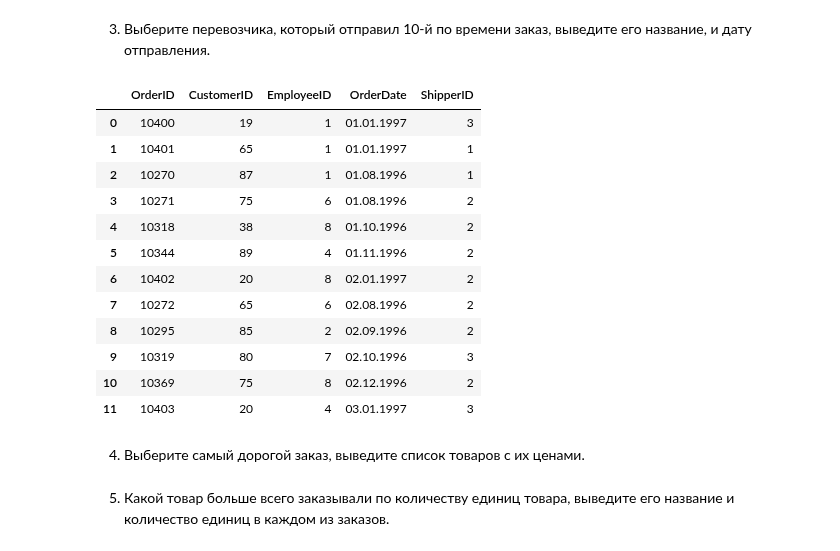
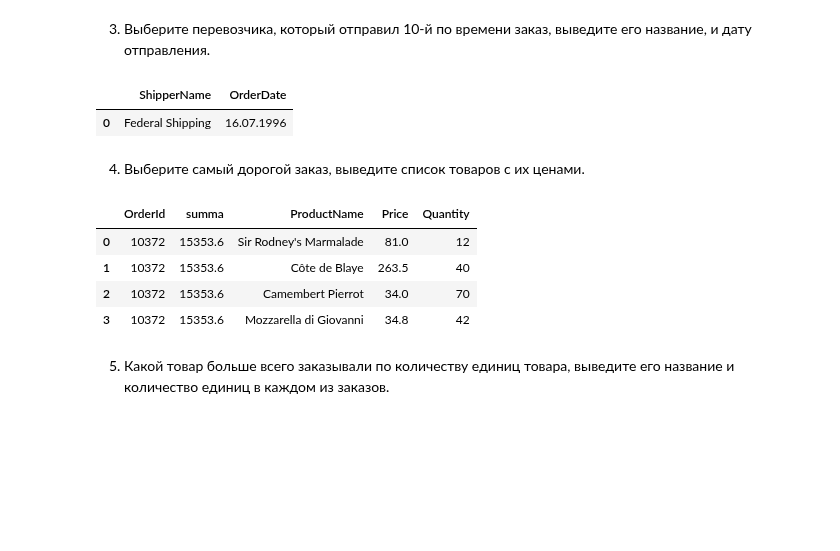
Before and after one commit to NtimTim/DS_School_Home_Work, a Jupyter notebook: sql_1_HW_NataliaTimoshuk.ipynb, the cells around one changed output. Saved outputs shown, nothing was run; the diff lists cells and outputs as text; code cells hidden in the pictures; blank space fills up the shorter version.

```diff
--- a/sql_1_HW_NataliaTimoshuk.ipynb
+++ b/sql_1_HW_NataliaTimoshuk.ipynb
@@ -101,28 +105,24 @@ pd.read_sql(
 | 2 | France | 11 |
 # %% [markdown]
 3. Выберите перевозчика, который отправил 10-й по времени заказ, выведите его название, и дату отправления.
-# %%
-pd.read_sql(
-    '''
-    SELECT * FROM Orders -- Shippers
-    order by OrderDate
-    LIMIT 12
-    ''',
-    con,
-)
-# %% [output]
-|  | OrderID | CustomerID | EmployeeID | OrderDate | ShipperID |
-| 0 | 10400 | 19 | 1 | 01.01.1997 | 3 |
-| 1 | 10401 | 65 | 1 | 01.01.1997 | 1 |
-| 2 | 10270 | 87 | 1 | 01.08.1996 | 1 |
-| 3 | 10271 | 75 | 6 | 01.08.1996 | 2 |
-| 4 | 10318 | 38 | 8 | 01.10.1996 | 2 |
-| 5 | 10344 | 89 | 4 | 01.11.1996 | 2 |
-| 6 | 10402 | 20 | 8 | 02.01.1997 | 2 |
-| 7 | 10272 | 65 | 6 | 02.08.1996 | 2 |
-| 8 | 10295 | 85 | 2 | 02.09.1996 | 2 |
-| 9 | 10319 | 80 | 7 | 02.10.1996 | 3 |
-| 10 | 10369 | 75 | 8 | 02.12.1996 | 2 |
-| 11 | 10403 | 20 | 4 | 03.01.1997 | 3 |
+# %%
+pd.read_sql(
+    '''
+    SELECT S.ShipperName, O.OrderDate FROM
+    (SELECT * FROM
+     (SELECT * FROM Orders
+      order by DATE(OrderDate) ASC
+      LIMIT 10
+     )
+    order by OrderDate DESC
+    LIMIT 1) O
+    JOIN Shippers S
+    ON O.ShipperId = S.ShipperId
+    ''',
+    con,
+)
+# %% [output]
+|  | ShipperName | OrderDate |
+| 0 | Federal Shipping | 16.07.1996 |
 # %% [markdown]
 4. Выберите самый дорогой заказ, выведите список товаров с их ценами.
@@ -136,3 +129,26 @@ pd.read_sql(
+# %%
+pd.read_sql(
+    '''
+    SELECT OMS.OrderId, OMS.summa, P.ProductName, P.Price, OD.Quantity
+    FROM
+    (SELECT O.OrderId, SUM(OD.Quantity*P.Price) as summa
+    FROM Orders O
+    JOIN OrderDetails OD ON OD.OrderId = O.OrderId
+    JOIN Products P ON P.ProductId = OD.ProductId
+    GROUP BY O.OrderId
+    ORDER BY summa DESC
+    LIMIT 1) OMS
+    JOIN OrderDetails OD ON OD.OrderId = OMS.OrderId
+    JOIN Products P ON P.ProductId = OD.ProductId
+    ''',
+    con,
+)
+# %% [output]
+|  | OrderId | summa | ProductName | Price | Quantity |
+| 0 | 10372 | 15353.6 | Sir Rodney's Marmalade | 81.0 | 12 |
+| 1 | 10372 | 15353.6 | Côte de Blaye | 263.5 | 40 |
+| 2 | 10372 | 15353.6 | Camembert Pierrot | 34.0 | 70 |
+| 3 | 10372 | 15353.6 | Mozzarella di Giovanni | 34.8 | 42 |
 # %% [markdown]
 5. Какой товар больше всего заказывали по количеству единиц товара, выведите его название и количество единиц в каждом из заказов.
 # %%
```
Also changed, not shown: parts of 3 cells of this notebook.
